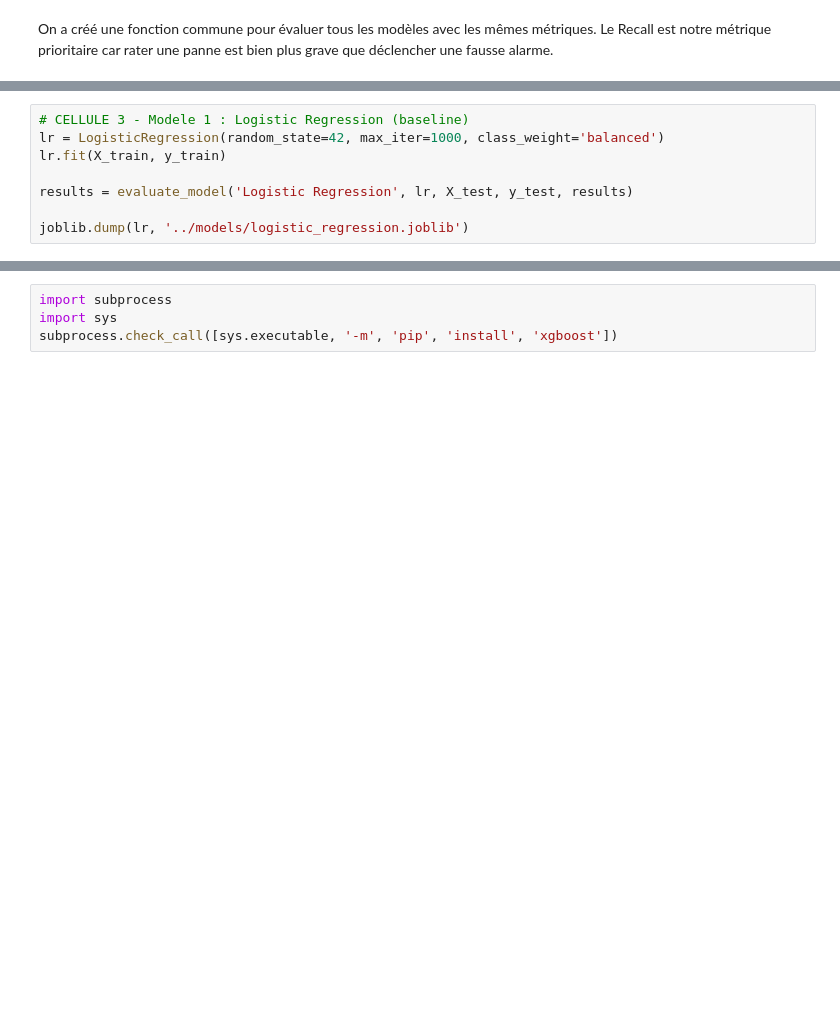
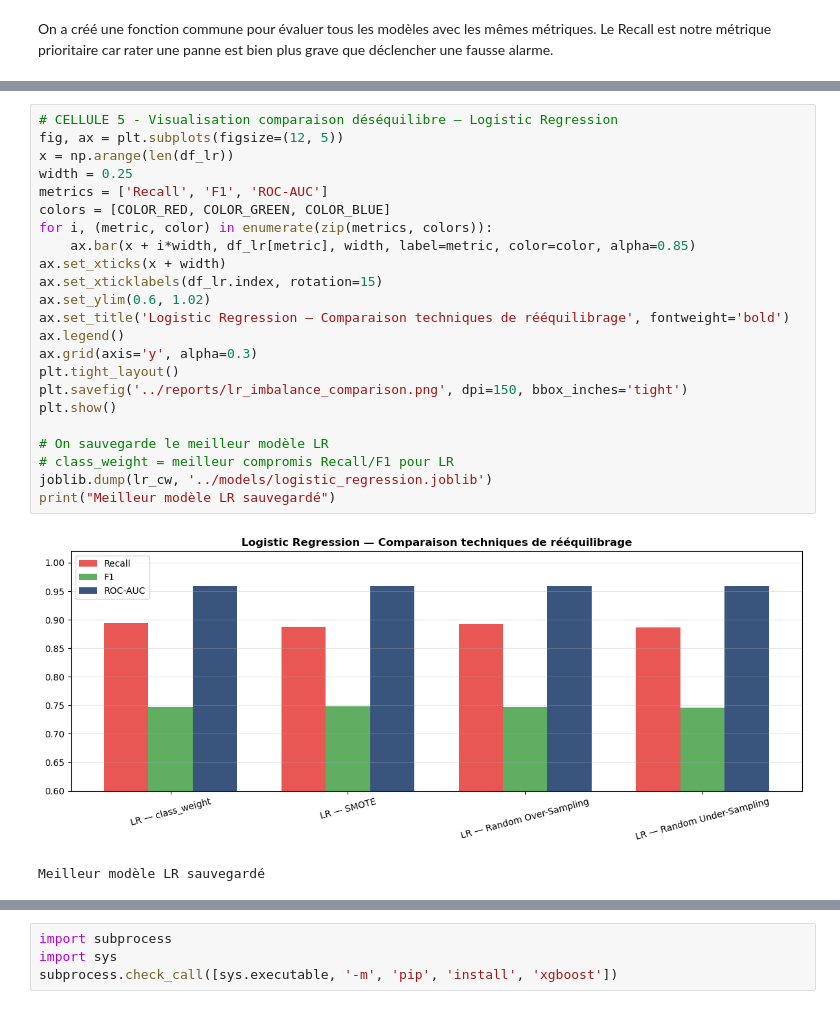
Before and after one commit to melissabelkessam/Projet-DATA-Science, a Jupyter notebook: notebooks/03_Models.ipynb, the cells around one changed output, grey strips where cells are left out. Cells and saved outputs as stored; diff of their text form; blank space fills up the shorter version.

```diff
--- a/notebooks/03_Models.ipynb
+++ b/notebooks/03_Models.ipynb
@@ -107,8 +162,0 @@ lr.fit            → apprend à PRÉDIRE les pannes
-# %%
-# CELLULE 3 - Modele 1 : Logistic Regression (baseline)
-lr = LogisticRegression(random_state=42, max_iter=1000, class_weight='balanced')
-lr.fit(X_train, y_train)
-
-results = evaluate_model('Logistic Regression', lr, X_test, y_test, results)
-
-joblib.dump(lr, '../models/logistic_regression.joblib')
@@ -143 +219,27 @@ PR-AUC = 0.8376 =Métrique clé pour déséquilibre → correct mais améliorabl
+# %%
+# CELLULE 5 - Visualisation comparaison déséquilibre — Logistic Regression
+fig, ax = plt.subplots(figsize=(12, 5))
+x = np.arange(len(df_lr))
+width = 0.25
+metrics = ['Recall', 'F1', 'ROC-AUC']
+colors = [COLOR_RED, COLOR_GREEN, COLOR_BLUE]
+for i, (metric, color) in enumerate(zip(metrics, colors)):
+    ax.bar(x + i*width, df_lr[metric], width, label=metric, color=color, alpha=0.85)
+ax.set_xticks(x + width)
+ax.set_xticklabels(df_lr.index, rotation=15)
+ax.set_ylim(0.6, 1.02)
+ax.set_title('Logistic Regression — Comparaison techniques de rééquilibrage', fontweight='bold')
+ax.legend()
+ax.grid(axis='y', alpha=0.3)
+plt.tight_layout()
+plt.savefig('../reports/lr_imbalance_comparison.png', dpi=150, bbox_inches='tight')
+plt.show()
+
+# On sauvegarde le meilleur modèle LR
+# class_weight = meilleur compromis Recall/F1 pour LR
+joblib.dump(lr_cw, '../models/logistic_regression.joblib')
+print("Meilleur modèle LR sauvegardé")
+# %% [output]
+[figure, added]
+Meilleur modèle LR sauvegardé
 # %% [markdown]
```
Also changed, not shown: parts of 65 cells of this notebook, 7 other files.
